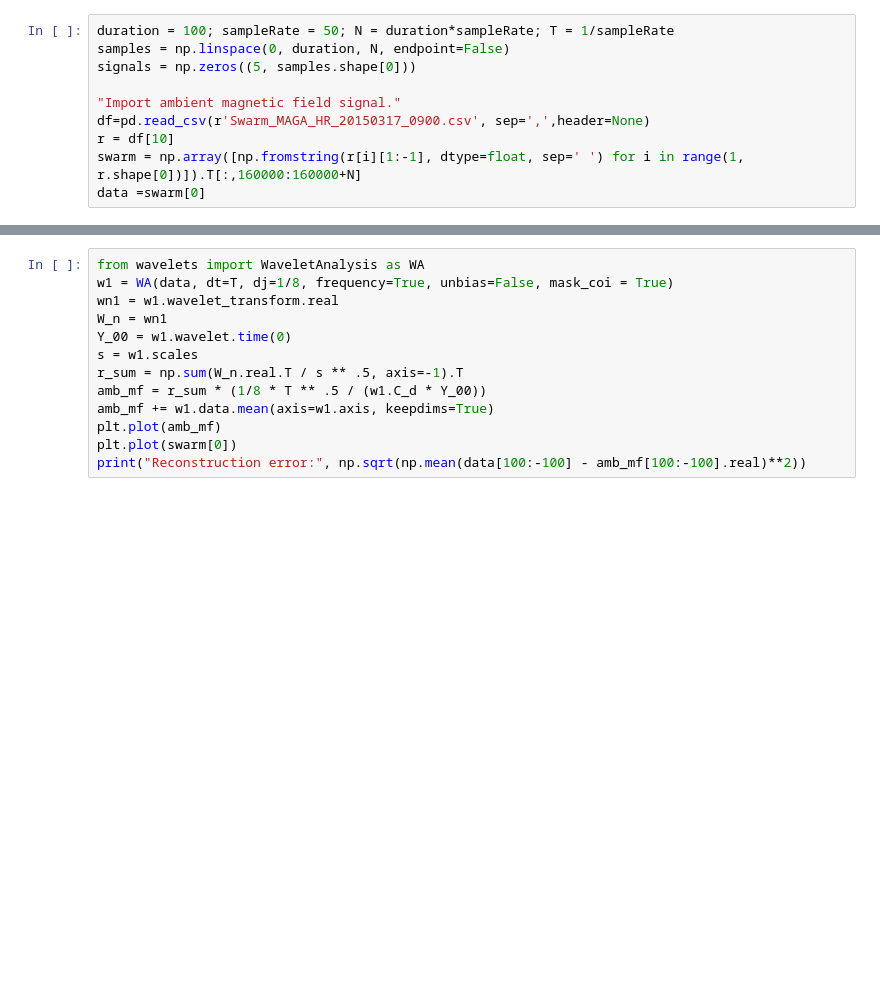
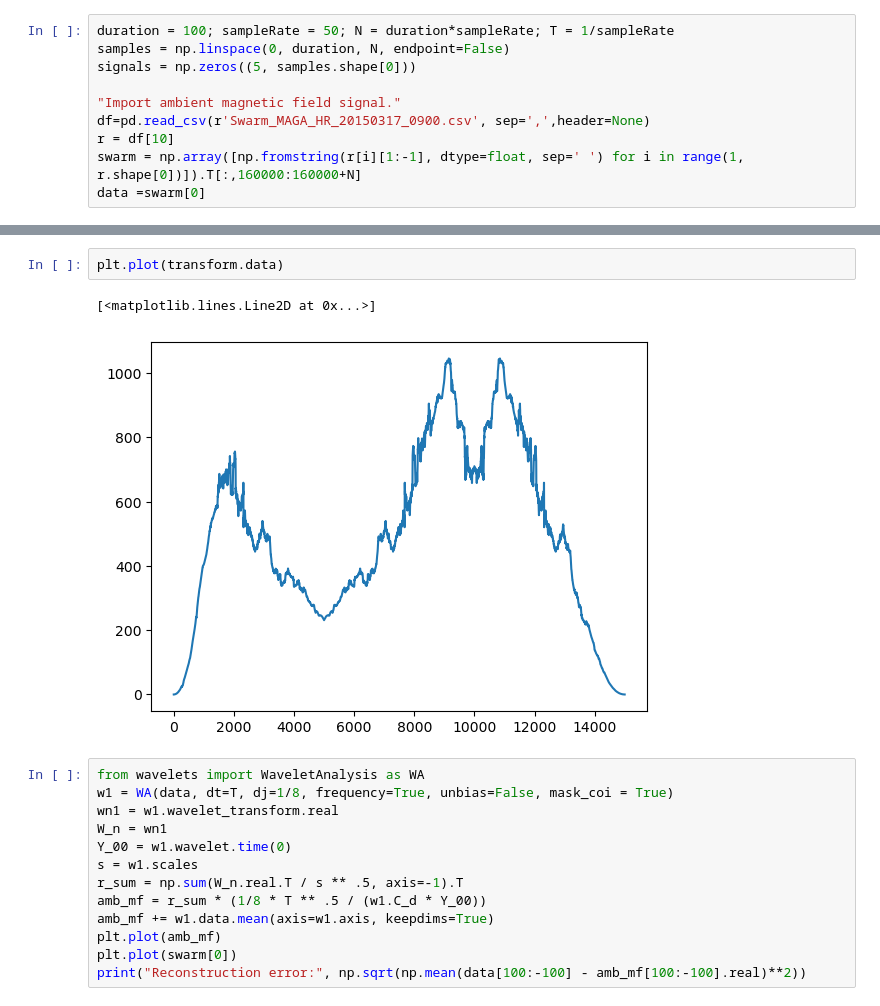
Before and after one commit to aphoffmann/wavelets, a Jupyter notebook: Swarm_test.ipynb, the cells around one changed output, grey strips where cells are left out. Drawn from its saved outputs; the diff is of its cells as text; blank space fills up the shorter version.

```diff
--- a/Swarm_test.ipynb
+++ b/Swarm_test.ipynb
@@ -70,3 +67,8 @@ plt.imshow(np.abs(coefficients), aspect='auto', cmap='jet')
+# %%
+plt.plot(transform.data)
+# %% [output]
+[<matplotlib.lines.Line2D at 0x...>]
+[figure, added]
 # %%
 from wavelets import WaveletAnalysis as WA
 w1 = WA(data, dt=T, dj=1/8, frequency=True, unbias=False, mask_coi = True)
```
Also changed, not shown: parts of 4 cells of this notebook, 3 other files.
